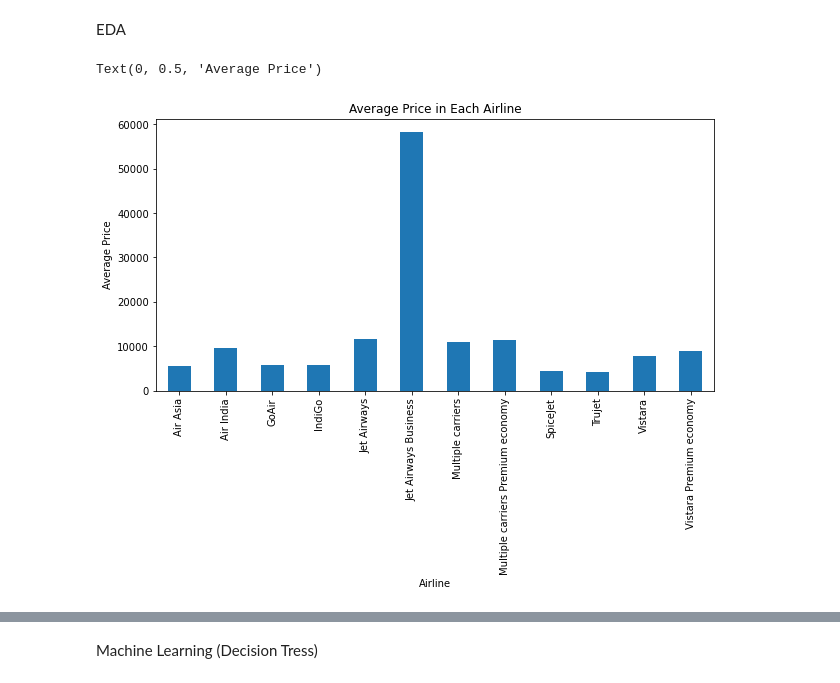
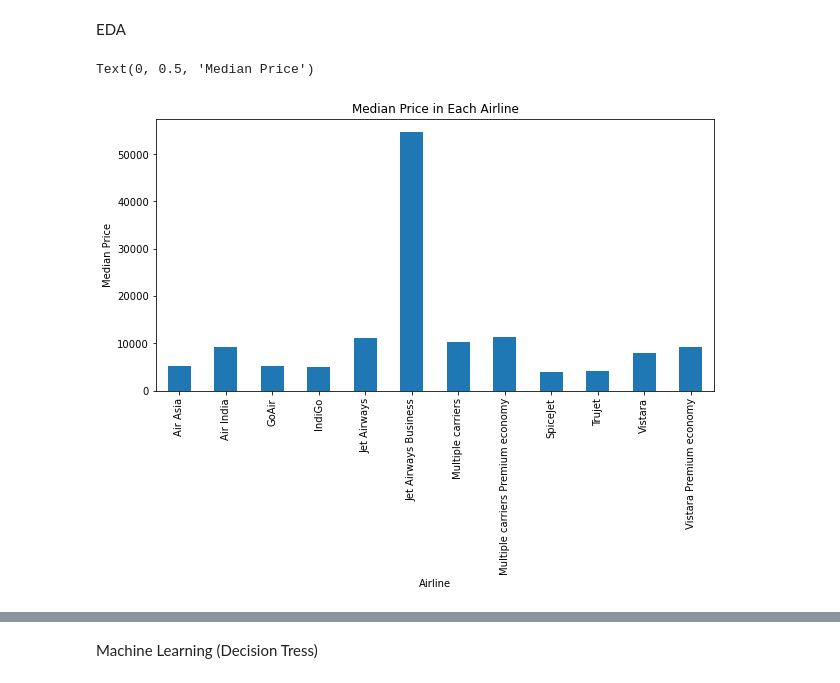
Before and after one commit to aeprogress/flights-price-ml, a Jupyter notebook: src/Hanadi.ipynb, the cells around one changed output, grey strips where cells are left out. Drawn from its saved outputs; the diff is of its cells as text; code cells hidden in the pictures.

```diff
--- a/src/Hanadi.ipynb
+++ b/src/Hanadi.ipynb
@@ -41,18 +41,18 @@ memory usage: 899.2+ KB
 # %% [markdown]
 EDA
 # %%
-#What's the average price in each airline?
+#What's the median price in each airline?
 
 fig = plt.figure(figsize=(10,5))
-average_airline_price = df.groupby('airline')['price'].mean()
-average_airline_price.plot.bar(x = 'airlines', rot=90)
+median_airline_price = df.groupby('airline')['price'].median()
+median_airline_price.plot.bar(x = 'airlines', rot=90)
 #df.sort_values('airline',inplace=True) << I WANT TO ARRANGE IT IN DESCENDING
-plt.title("Average Price in Each Airline")
+plt.title("Median Price in Each Airline")
 plt.xlabel("Airline")
-plt.ylabel("Average Price")
+plt.ylabel("Median Price")
 
-##Jet Airways Business has the heighest average price, whereas Trujet has the lowest.
+##Jet Airways Business has the heighest median price, whereas SpiceJet has the lowest.
 # %% [output]
-Text(0, 0.5, 'Average Price')
+Text(0, 0.5, 'Median Price')
-[figure, old version]
+[figure, new version]
 # %%
```
Also changed, not shown: parts of 5 cells of this notebook.
